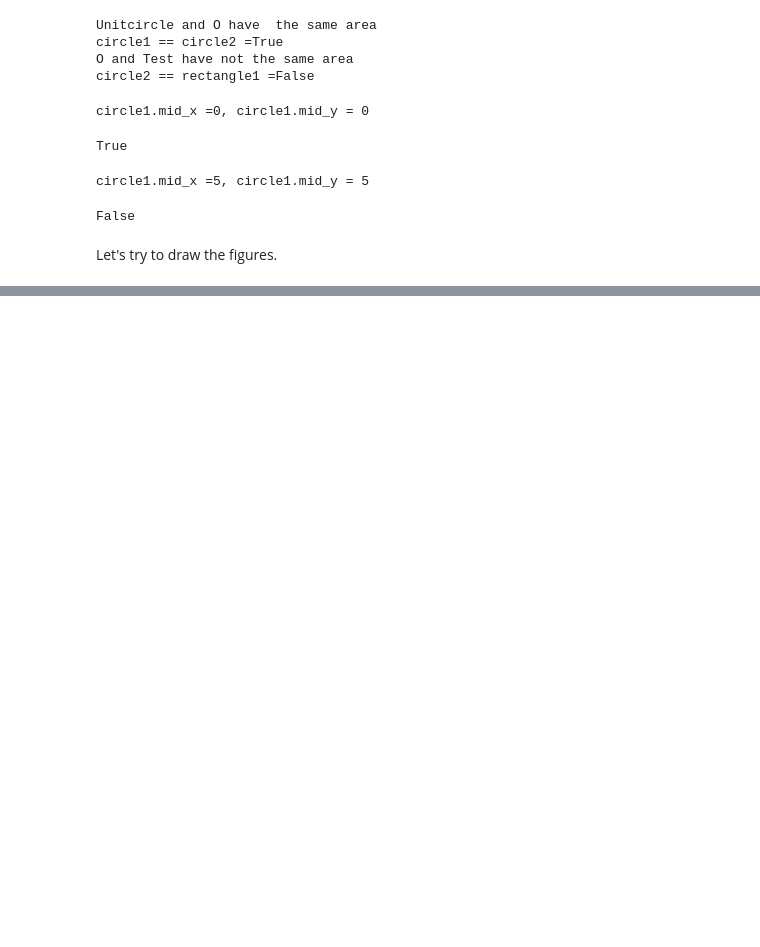
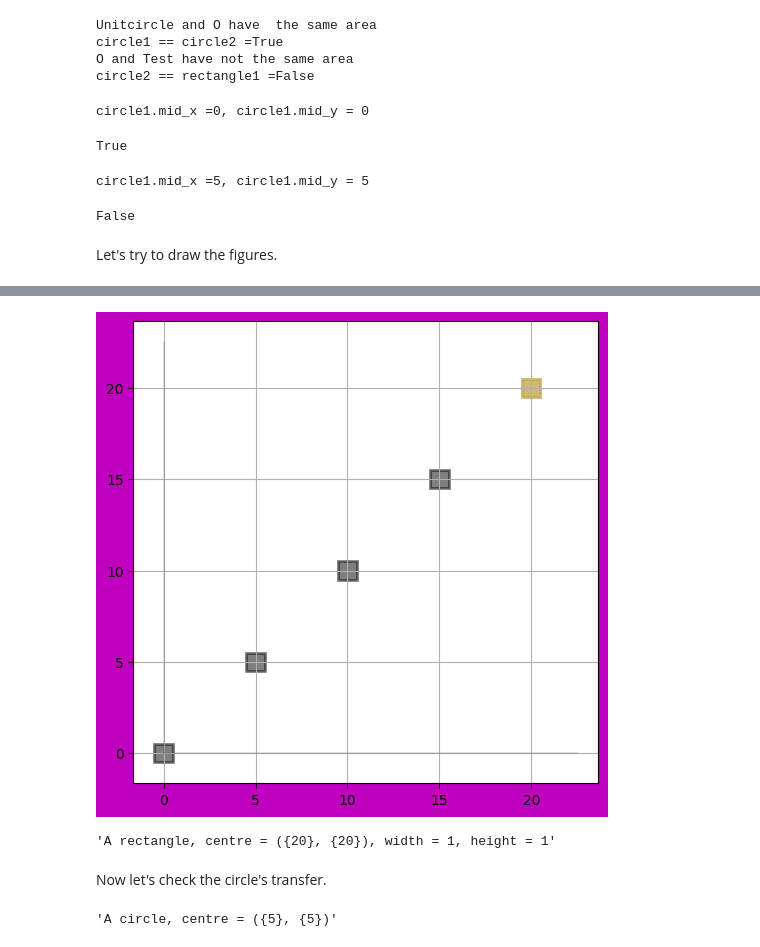
Before and after one commit to MaryKavalion/Python-Mary-Kavalionak, a Jupyter notebook: Labs/Geometry_OOP/Labb3_flow.ipynb, the cells around one changed output, grey strips where cells are left out. Drawn from its saved outputs; the diff is of its cells as text; code cells hidden in the pictures; blank space fills up the shorter version.

```diff
--- a/Labs/Geometry_OOP/Labb3_flow.ipynb
+++ b/Labs/Geometry_OOP/Labb3_flow.ipynb
@@ -280,0 +469,14 @@ rectangles[4].draw(field = pic1)
+# %%
+rectangle1.transfer_and_show(20,20)
+# %% [output]
+[figure, added]
+# %%
+rectangle1.__repr__()
+# %% [output]
+'A rectangle, centre = ({20}, {20}), width = 1, height = 1'
+# %% [markdown]
+Now let's check the circle's transfer.
+# %%
+circle1.__repr__()
+# %% [output]
+'A circle, centre = ({5}, {5})'
```
Also changed, not shown: parts of 13 cells of this notebook, 4 other files.
